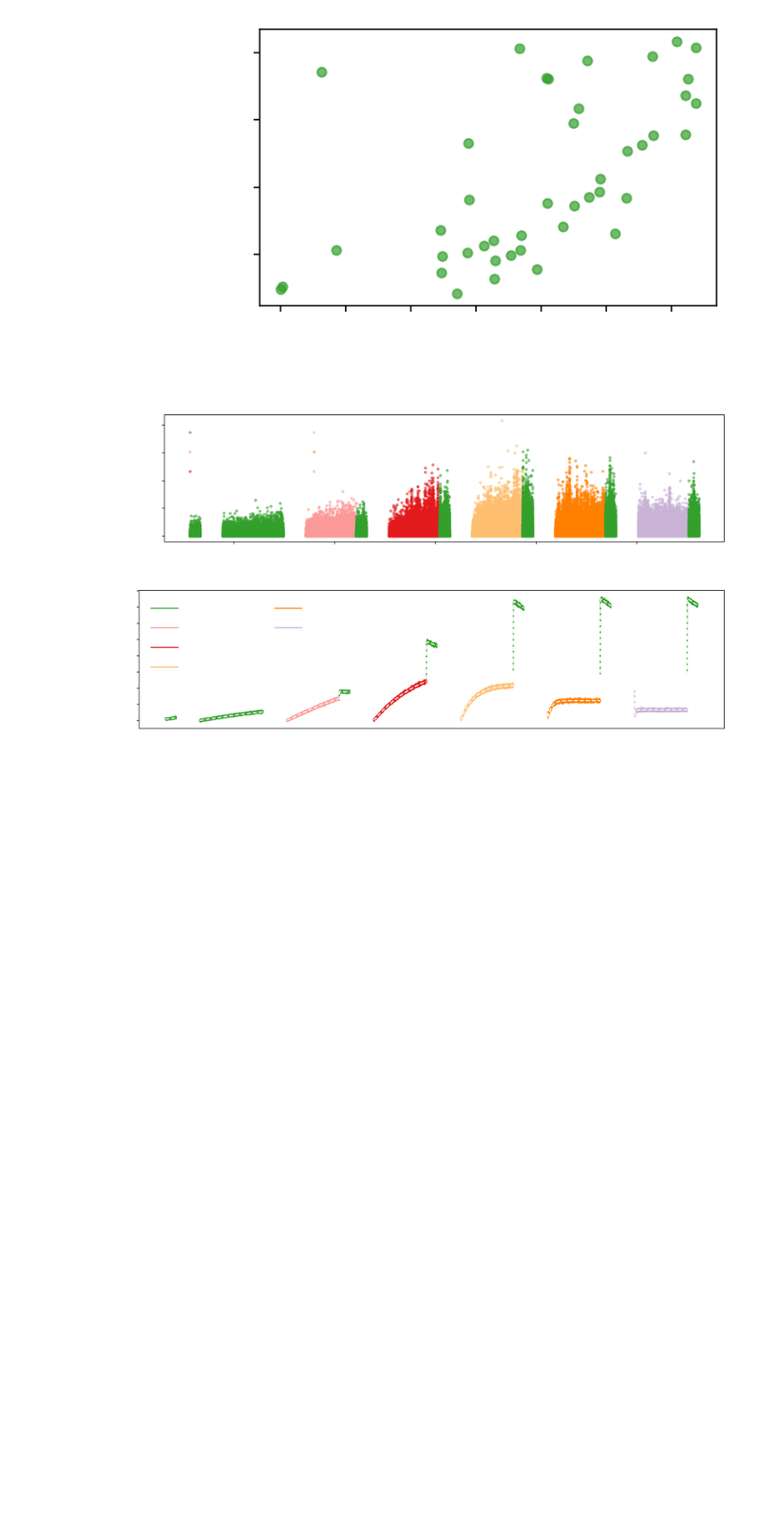
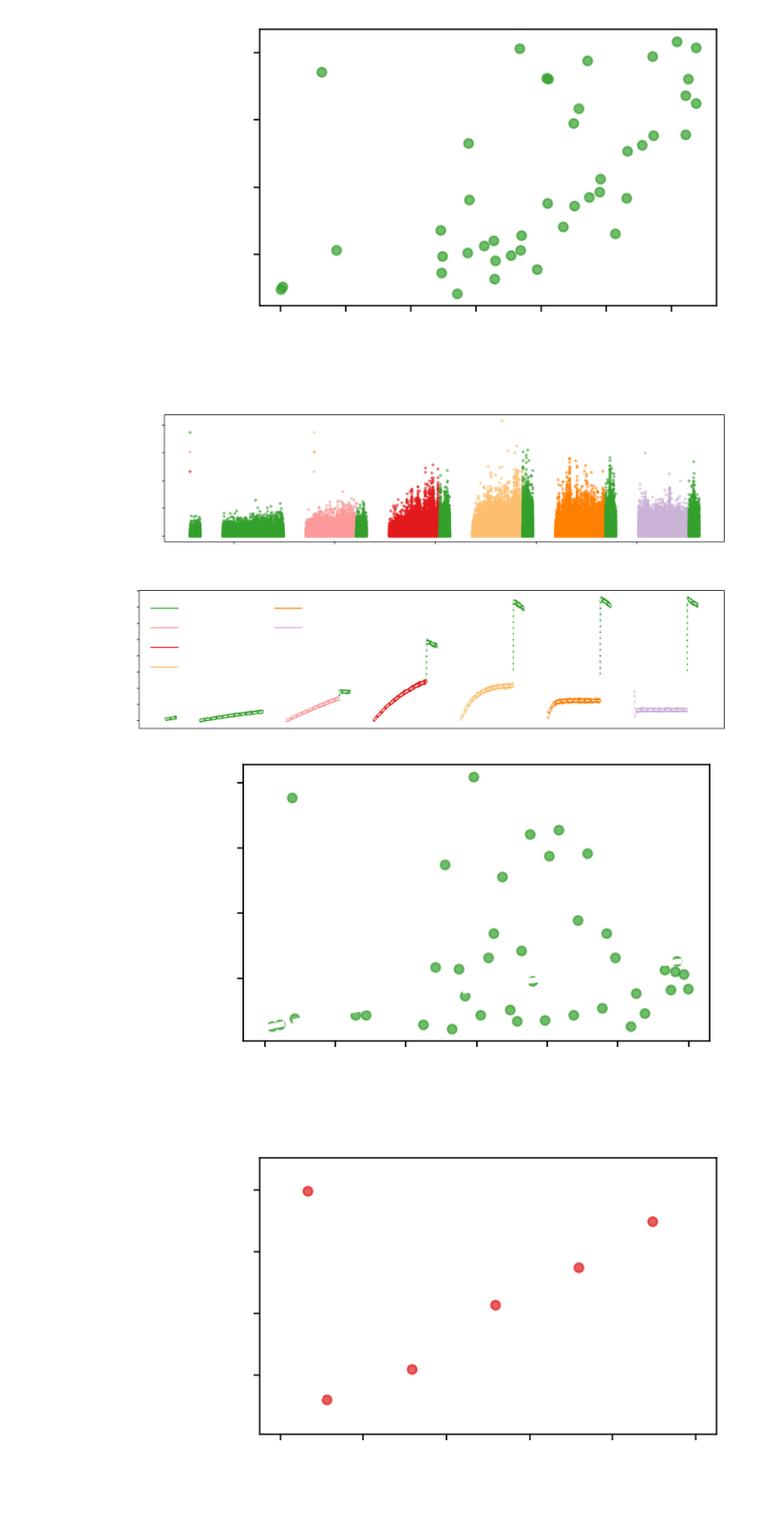
Before and after one commit to donajialej/Notes, a Jupyter notebook: from_myokit_tutorial/KyliesCell5_dataANDsimulation_notebook_PR3.ipynb, the cells around one changed output. Shown at 95% size. Drawn from its saved outputs; the diff is of its cells as text; code cells hidden in the pictures; blank space fills up the shorter version.

Commit message:
final plots for the synth data part

```diff
--- a/from_myokit_tutorial/KyliesCell5_dataANDsimulation_notebook_PR3.ipynb
+++ b/from_myokit_tutorial/KyliesCell5_dataANDsimulation_notebook_PR3.ipynb
@@ -581,3 +581,65 @@ plt.savefig('pr3_largecurrents_SYNTH_plot.png', transparent = True, dpi = 300)
 plt.show()
 # %% [output]
 [figure]
+# %%
+Ek = -85
+gamma_i = 2e-6# 2 pS -> to uS
+epsilon2 = 2.5e-05
+current_linspace = np.linspace(0,1.5,20000)
+current_theory_parabola_V40 = current_linspace * ((-40 - Ek)*gamma_i  - current_linspace/N_synth) + epsilon2
+current_theory_parabola_V0 = current_linspace * ((0 - Ek)*gamma_i  - current_linspace/N_synth) + epsilon2
+current_theory_parabola_V20 = current_linspace * ((20 - Ek)*gamma_i  - current_linspace/N_synth) + epsilon2
+
+plt.figure(figsize=(5, 3),dpi = 150, tight_layout = True)
+for index_i in range(len(index_largerCurrents)):
+    i=index_largerCurrents[index_i]
+    if pr3_voltage_constV[i] == -40:
+        #plt.errorbar(splines_largerCurrents_bycurrent_meanbatch[index_i], splines_residuals2_largerCurrents_bycurrent_meanbatch[index_i], yerr=splines_residuals2_largerCurrents_bycurrent_stdbatch[index_i], fmt='.',color = pr3_voltage_constV_colors[i], label = pr3_voltage_constV_labels_simple[i] )
+        plt.plot(ode_largerCurrents_bycurrent_meanbatch[index_i], ode_residuals2_largerCurrents_bycurrent_meanbatch[index_i], '.', markersize = 10, alpha = 0.7, color = pr3_voltage_constV_colors[i], label = pr3_voltage_constV_labels_simple[i] )
+plt.plot(current_linspace, current_theory_parabola_V40,'--', lw= 3, color = 'white', label = 'Theory')
+plt.xlabel('current (nA)', fontsize = 18,  color = 'white')
+plt.ylabel('var',fontsize = 18,   color = 'white')
+plt.yticks( color = 'white', fontsize = 14)
+plt.xticks( color = 'white', fontsize = 14)
+plt.legend(loc='upper left',fontsize = 14,   framealpha = 0, labelcolor='white')
+plt.savefig('pr3_largecurrents_residuals_V40_SYNTH_plot.png', transparent = True, dpi = 150)
+plt.show()
+
+
+current_linspace = np.linspace(0,0.5,200)
+current_theory_parabola_V0 = current_linspace * ((0 - Ek)*gamma_i  - current_linspace/N_synth) + epsilon2
+current_theory_parabola_V20 = current_linspace * ((20 - Ek)*gamma_i  - current_linspace/N_synth) + epsilon2
+
+plt.figure(figsize=(5, 3),dpi = 150, tight_layout = True)
+for index_i in [4]:
+    i=index_largerCurrents[index_i]
+    if pr3_voltage_constV[i] == 0:
+        #plt.errorbar(splines_largerCurrents_bycurrent_meanbatch[index_i], splines_residuals2_largerCurrents_bycurrent_meanbatch[index_i], yerr=splines_residuals2_largerCurrents_bycurrent_stdbatch[index_i], fmt='.',color = pr3_voltage_constV_colors[i], label = pr3_voltage_constV_labels_simple[i] )
+        plt.plot(ode_largerCurrents_bycurrent_meanbatch[index_i], ode_residuals2_largerCurrents_bycurrent_meanbatch[index_i], '.', markersize = 10, alpha = 0.7, color = pr3_voltage_constV_colors[i], label = pr3_voltage_constV_labels_simple[i] )
+plt.plot(current_linspace, current_theory_parabola_V0,'--', lw= 3, color = 'white', label = 'Theory')
+plt.xlabel('current (nA)', fontsize = 18,  color = 'white')
+plt.ylabel('var',fontsize = 18,   color = 'white')
+plt.yticks( color = 'white', fontsize = 14)
+plt.xticks( color = 'white', fontsize = 14)
+plt.legend(loc='upper left',fontsize = 14,   framealpha = 0, labelcolor='white')
+plt.savefig('pr3_largecurrents_residuals_V0_SYNTH_plot.png', transparent = True, dpi = 150)
+plt.show()
+
+
+plt.figure(figsize=(5, 3),dpi = 150, tight_layout = True)
+for index_i in [6]:
+    i=index_largerCurrents[index_i]
+    if pr3_voltage_constV[i] == 20:
+        #plt.errorbar(splines_largerCurrents_bycurrent_meanbatch[index_i], splines_residuals2_largerCurrents_bycurrent_meanbatch[index_i], yerr=splines_residuals2_largerCurrents_bycurrent_stdbatch[index_i], fmt='.',color = pr3_voltage_constV_colors[i], label = pr3_voltage_constV_labels_simple[i] )
+        plt.plot(ode_largerCurrents_bycurrent_meanbatch[index_i], ode_residuals2_largerCurrents_bycurrent_meanbatch[index_i], '.', markersize = 10, alpha = 0.7, color = pr3_voltage_constV_colors[i], label = pr3_voltage_constV_labels_simple[i] )
+plt.plot(current_linspace, current_theory_parabola_V20,'--', lw= 3, color = 'white', label = 'Theory')
+plt.xlabel('current (nA)', fontsize = 18,  color = 'white')
+plt.ylabel('var',fontsize = 18,   color = 'white')
+plt.yticks( color = 'white', fontsize = 14)
+plt.xticks( color = 'white', fontsize = 14)
+plt.legend(loc='upper left',fontsize = 14,   framealpha = 0, labelcolor='white')
+plt.savefig('pr3_largecurrents_residuals_V20_SYNTH_plot.png', transparent = True, dpi = 150)
+plt.show()
+# %% [output]
+[figure, added]
+[figure, added]
```
Also changed, not shown: parts of 1 cell of this notebook, 3 other files.
